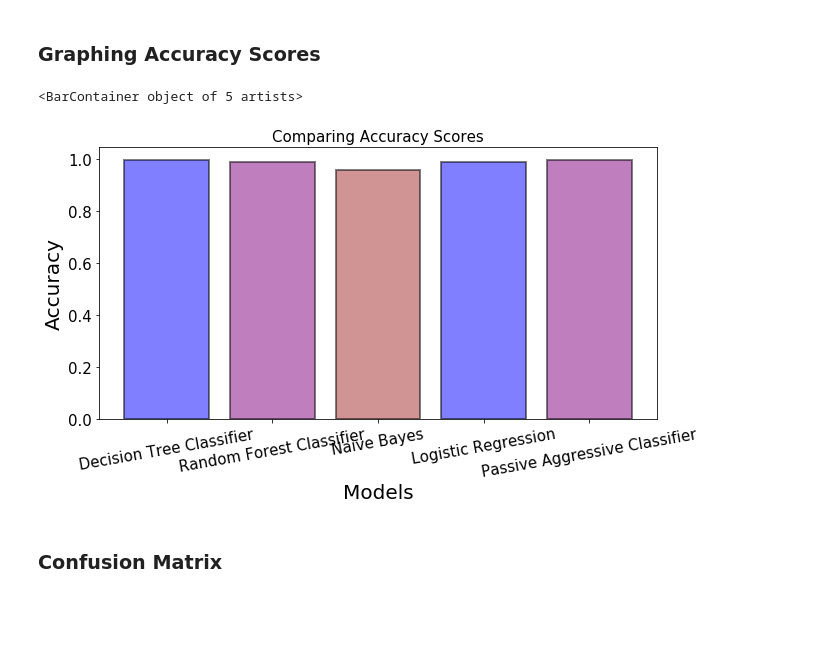
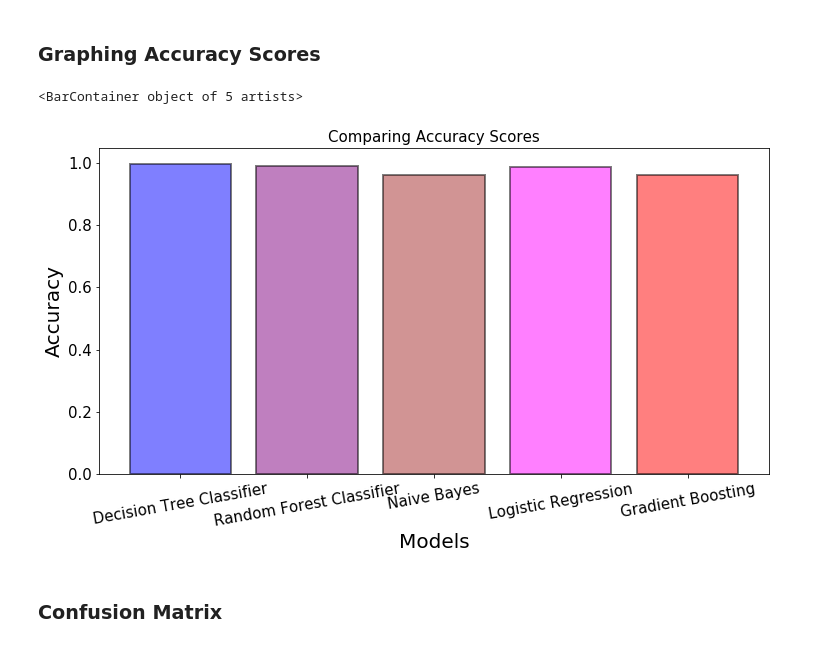
Before and after one commit to Nadinma/Fake_Real_News, a Jupyter notebook: Real_Fake_News_code.ipynb, the cells around one changed output. Saved outputs shown, nothing was run; the diff lists cells and outputs as text; code cells hidden in the pictures; blank space fills up the shorter version.

```diff
--- a/Real_Fake_News_code.ipynb
+++ b/Real_Fake_News_code.ipynb
@@ -904,20 +927,20 @@ print(score)
 # %% [markdown]
 ### Graphing Accuracy Scores
 # %%
-scores = pd.DataFrame({'model': ['Decision Tree Classifier', 'Random Forest Classifier', 'Naive Bayes', 'Logistic Regression', 'Passive Aggressive Classifier'],
-                       'score': [0.9961, 0.9904, 0.9603, 0.9877, 0.9956]})
+scores = pd.DataFrame({'model': ['Decision Tree Classifier', 'Random Forest Classifier', 'Naive Bayes', 'Logistic Regression', 'Gradient Boosting'],
+                       'score': [0.9973, 0.9912, 0.9621, 0.9877, 0.9621]})
 # %%
-plt.figure(figsize=(10,5))
+plt.figure(figsize=(12,6))
 plt.title('Comparing Accuracy Scores',fontsize=15)
-colors=['blue','purple','brown']
+colors=['blue','purple','brown', 'magenta', 'red']
 plt.xticks(fontsize=15, rotation=10)
 plt.yticks(fontsize=15)
 plt.ylabel('Accuracy',fontsize=20)
 plt.xlabel('Models',fontsize=20)
 plt.bar(scores.model,scores.score,edgecolor='black',color=colors, linewidth=2,alpha=0.5)
 # %% [output]
 <BarContainer object of 5 artists>
-[figure, old version]
+[figure, new version]
 # %% [markdown]
 ### Confusion Matrix
 # %% [markdown]
```
Also changed, not shown: parts of 66 cells of this notebook.
